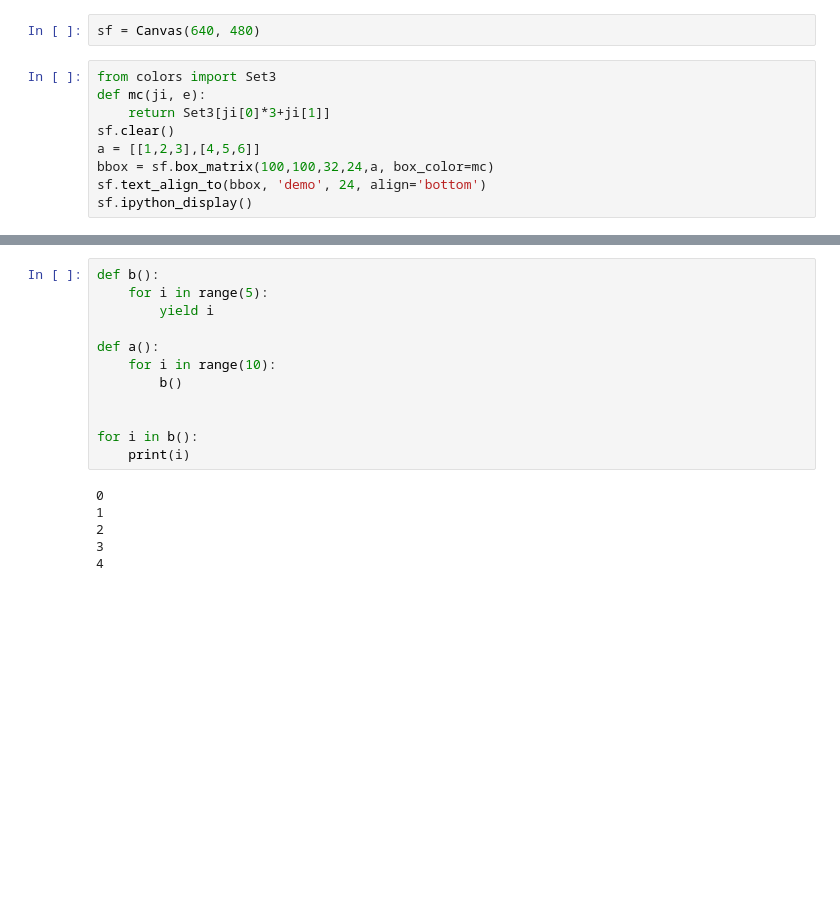
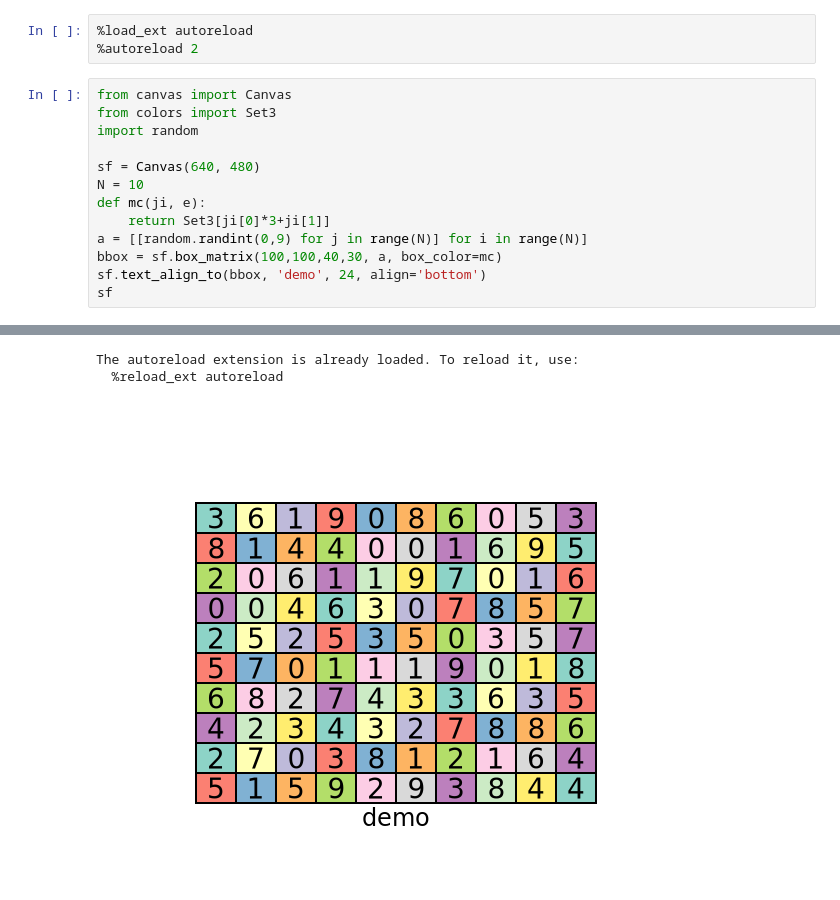
Before and after one commit to decster/dvis, a Jupyter notebook: dvisdemo.ipynb, the cells around one changed output, grey strips where cells are left out. Drawn from its saved outputs; the diff is of its cells as text; blank space fills up the shorter version.

```diff
--- a/dvisdemo.ipynb
+++ b/dvisdemo.ipynb
@@ -230,12 +1,17 @@ class Canvas:
-# %%
-sf = Canvas(640, 480)
+# %%
+%load_ext autoreload
+%autoreload 2
 # %%
+from canvas import Canvas
 from colors import Set3
+import random
+
+sf = Canvas(640, 480)
+N = 10
 def mc(ji, e):
     return Set3[ji[0]*3+ji[1]]
-sf.clear()
-a = [[1,2,3],[4,5,6]]
-bbox = sf.box_matrix(100,100,32,24,a, box_color=mc)
+a = [[random.randint(0,9) for j in range(N)] for i in range(N)]
+bbox = sf.box_matrix(100,100,40,30, a, box_color=mc)
 sf.text_align_to(bbox, 'demo', 24, align='bottom')
-sf.ipython_display()
+sf
 # %% [output]
@@ -243,18 +18,3 @@ sf.ipython_display()
+The autoreload extension is already loaded. To reload it, use:
+  %reload_ext autoreload
+[figure, added]
-# %%
-def b():
-    for i in range(5):
-        yield i
-
-def a():
-    for i in range(10):
-        b()
-
-
-for i in b():
-    print(i)
-# %% [output]
-0
-1
-2
-3
-4
```
Also changed, not shown: parts of 3 cells of this notebook, 2 other files.
